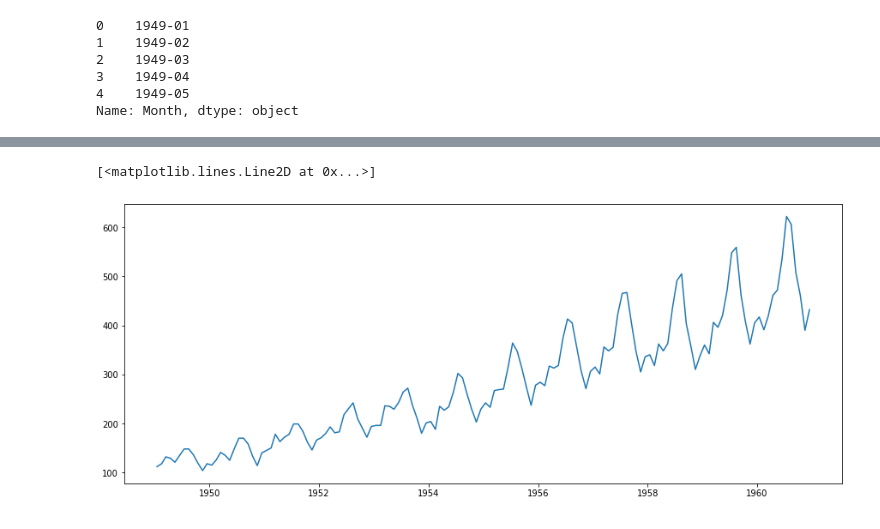
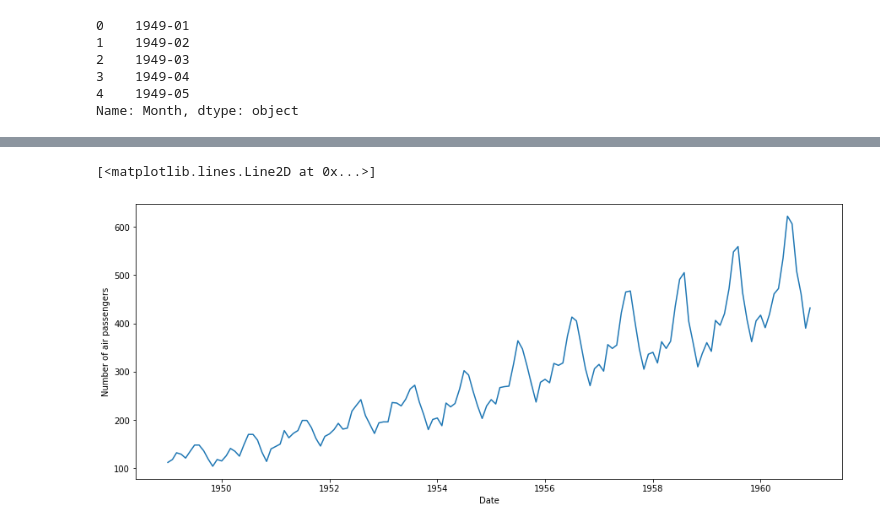
Before and after one commit to habibbueteee/time-series-learning, a Jupyter notebook: airplane passenger.ipynb, the cells around one changed output, grey strips where cells are left out. Saved outputs shown, nothing was run; the diff lists cells and outputs as text; code cells hidden in the pictures.

```diff
--- a/airplane passenger.ipynb
+++ b/airplane passenger.ipynb
@@ -58,5 +56,0 @@ ts = data['#Passengers']
-# %%
-plt.plot(ts)
-# %% [output]
-[<matplotlib.lines.Line2D at 0x...>]
-[figure, removed]
@@ -66,0 +57,7 @@ def test_stationarity(timeseries):
+# %%
+plt.xlabel('Date')
+plt.ylabel('Number of air passengers')
+plt.plot(data)
+# %% [output]
+[<matplotlib.lines.Line2D at 0x...>]
+[figure, added]
```
Also changed, not shown: parts of 24 cells of this notebook.
